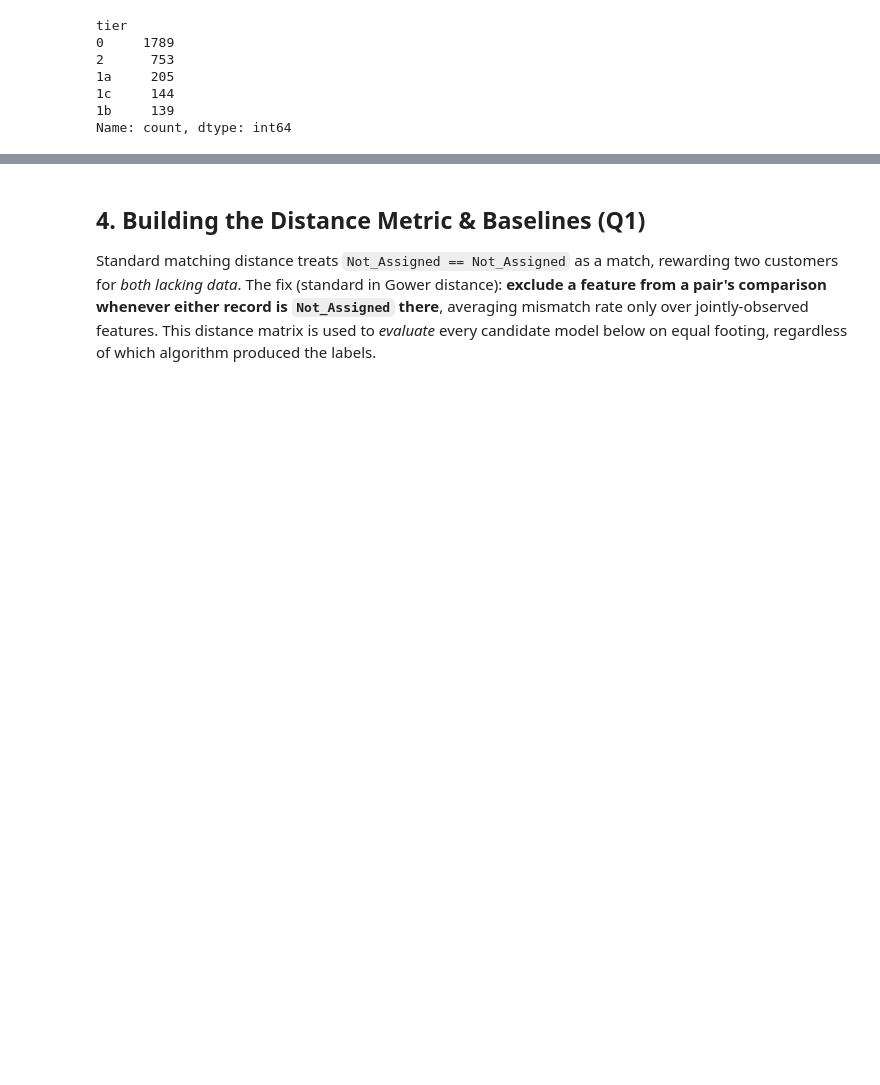
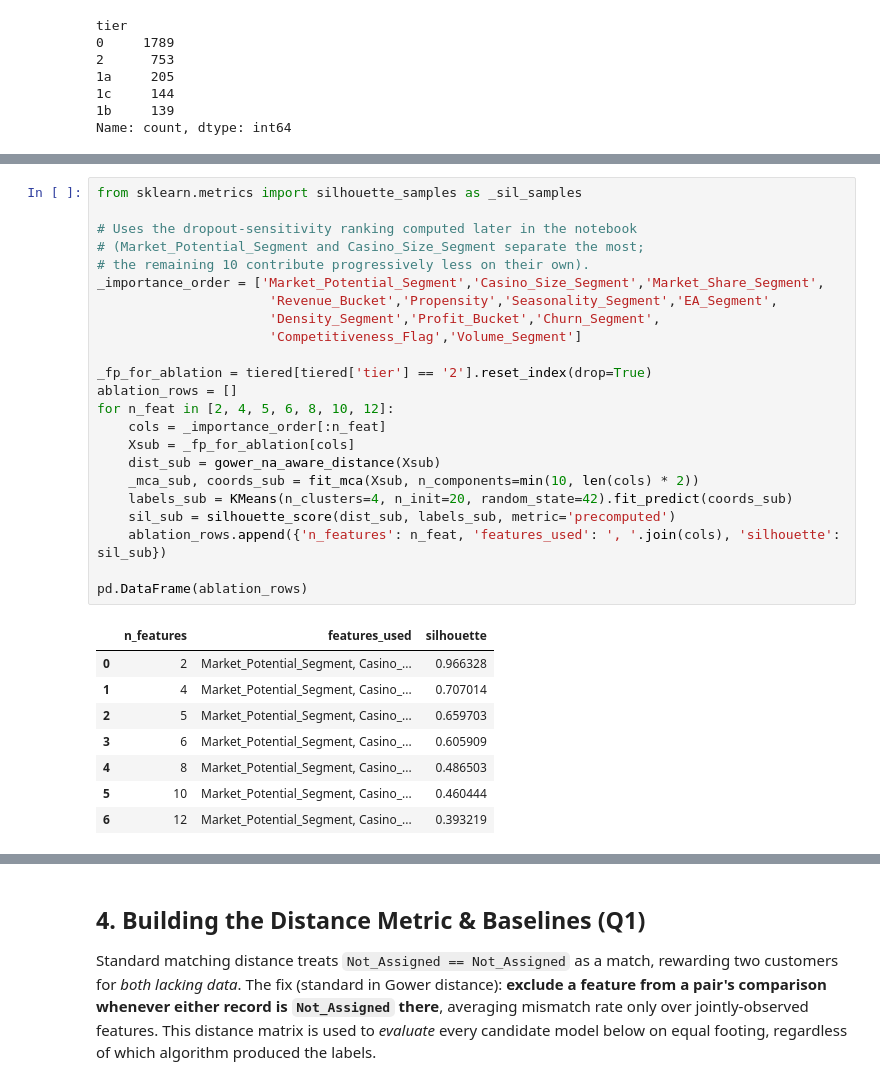
Before and after one commit to chirayum64/assignment, a Jupyter notebook: analysis/clustering_analysis.ipynb, the cells around one changed output, grey strips where cells are left out. Cells and saved outputs as stored; diff of their text form; blank space fills up the shorter version.

```diff
--- a/analysis/clustering_analysis.ipynb
+++ b/analysis/clustering_analysis.ipynb
@@ -182,0 +190,32 @@ Name: count, dtype: int64
+# %%
+from sklearn.metrics import silhouette_samples as _sil_samples
+
+# Uses the dropout-sensitivity ranking computed later in the notebook
+# (Market_Potential_Segment and Casino_Size_Segment separate the most;
+# the remaining 10 contribute progressively less on their own).
+_importance_order = ['Market_Potential_Segment','Casino_Size_Segment','Market_Share_Segment',
+                      'Revenue_Bucket','Propensity','Seasonality_Segment','EA_Segment',
+                      'Density_Segment','Profit_Bucket','Churn_Segment',
+                      'Competitiveness_Flag','Volume_Segment']
+
+_fp_for_ablation = tiered[tiered['tier'] == '2'].reset_index(drop=True)
+ablation_rows = []
+for n_feat in [2, 4, 5, 6, 8, 10, 12]:
+    cols = _importance_order[:n_feat]
+    Xsub = _fp_for_ablation[cols]
+    dist_sub = gower_na_aware_distance(Xsub)
+    _mca_sub, coords_sub = fit_mca(Xsub, n_components=min(10, len(cols) * 2))
+    labels_sub = KMeans(n_clusters=4, n_init=20, random_state=42).fit_predict(coords_sub)
+    sil_sub = silhouette_score(dist_sub, labels_sub, metric='precomputed')
+    ablation_rows.append({'n_features': n_feat, 'features_used': ', '.join(cols), 'silhouette': sil_sub})
+
+pd.DataFrame(ablation_rows)
+# %% [output]
+|  | n_features | features_used | silhouette |
+| 0 | 2 | Market_Potential_Segment, Casino_... | 0.966328 |
+| 1 | 4 | Market_Potential_Segment, Casino_... | 0.707014 |
+| 2 | 5 | Market_Potential_Segment, Casino_... | 0.659703 |
+| 3 | 6 | Market_Potential_Segment, Casino_... | 0.605909 |
+| 4 | 8 | Market_Potential_Segment, Casino_... | 0.486503 |
+| 5 | 10 | Market_Potential_Segment, Casino_... | 0.460444 |
+| 6 | 12 | Market_Potential_Segment, Casino_... | 0.393219 |
```
Also changed, not shown: parts of 3 cells of this notebook, 4 other files.
